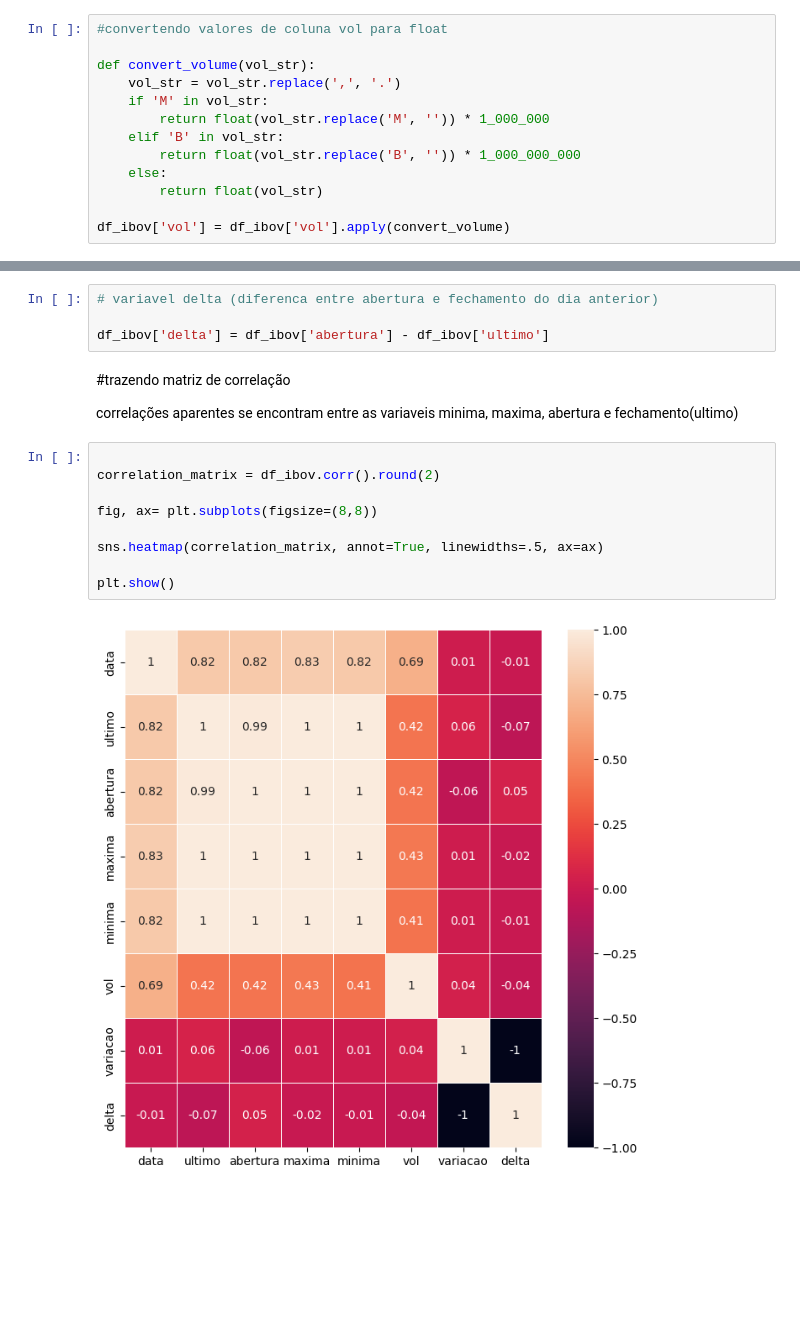
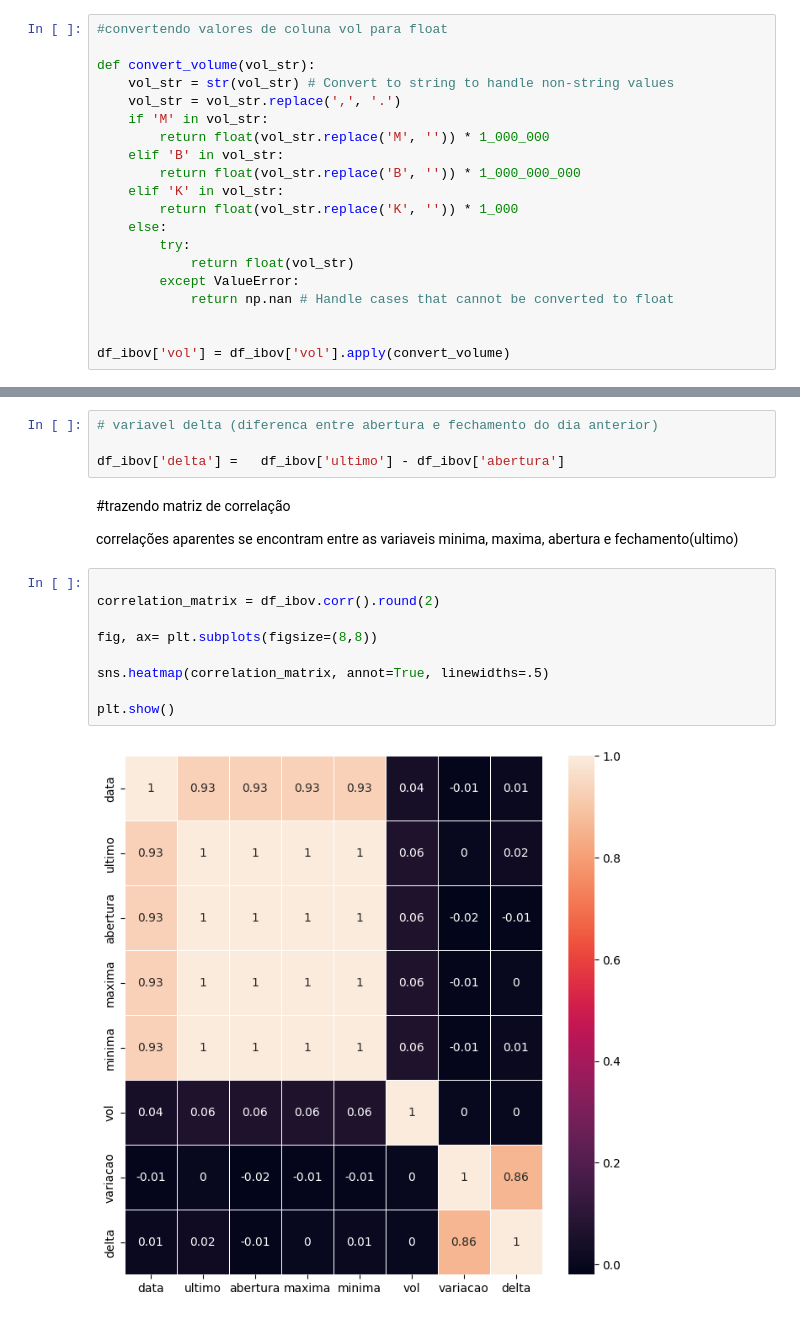
Before and after one commit to e-junior/PosTech-Phasis-2, a Jupyter notebook: indice_ibov.ipynb, the cells around one changed output, grey strips where cells are left out. Cells and saved outputs as stored; diff of their text form; blank space fills up the shorter version.

```diff
--- a/indice_ibov.ipynb
+++ b/indice_ibov.ipynb
@@ -58,13 +58,20 @@ df_ibov['data'] = pd.to_datetime(df_ibov['data'], dayfirst=True, errors='coerce'
 #convertendo valores de coluna vol para float
 
 def convert_volume(vol_str):
+    vol_str = str(vol_str) # Convert to string to handle non-string values
     vol_str = vol_str.replace(',', '.')
     if 'M' in vol_str:
         return float(vol_str.replace('M', '')) * 1_000_000
     elif 'B' in vol_str:
         return float(vol_str.replace('B', '')) * 1_000_000_000
+    elif 'K' in vol_str:
+        return float(vol_str.replace('K', '')) * 1_000
     else:
-        return float(vol_str)
+        try:
+            return float(vol_str)
+        except ValueError:
+            return np.nan # Handle cases that cannot be converted to float
+
 
 df_ibov['vol'] = df_ibov['vol'].apply(convert_volume)
 # %%
@@ -139,7 +146,7 @@ plt.show()
 # %%
 # variavel delta (diferenca entre abertura e fechamento do dia anterior)
 
-df_ibov['delta'] = df_ibov['abertura'] - df_ibov['ultimo']
+df_ibov['delta'] =   df_ibov['ultimo'] - df_ibov['abertura']
 # %% [markdown]
 #trazendo matriz de correlação
 
@@ -147,14 +154,14 @@ correlações aparentes se encontram entre as variaveis minima, maxima, abertura
 # %%
 
 correlation_matrix = df_ibov.corr().round(2)
 
 fig, ax= plt.subplots(figsize=(8,8))
 
-sns.heatmap(correlation_matrix, annot=True, linewidths=.5, ax=ax)
+sns.heatmap(correlation_matrix, annot=True, linewidths=.5)
 
 plt.show()
 # %% [output]
-[figure, old version]
+[figure, new version]
 # %%
 df_ibov.head(200)
 # %% [output]
```
Also changed, not shown: parts of 10 cells of this notebook.
